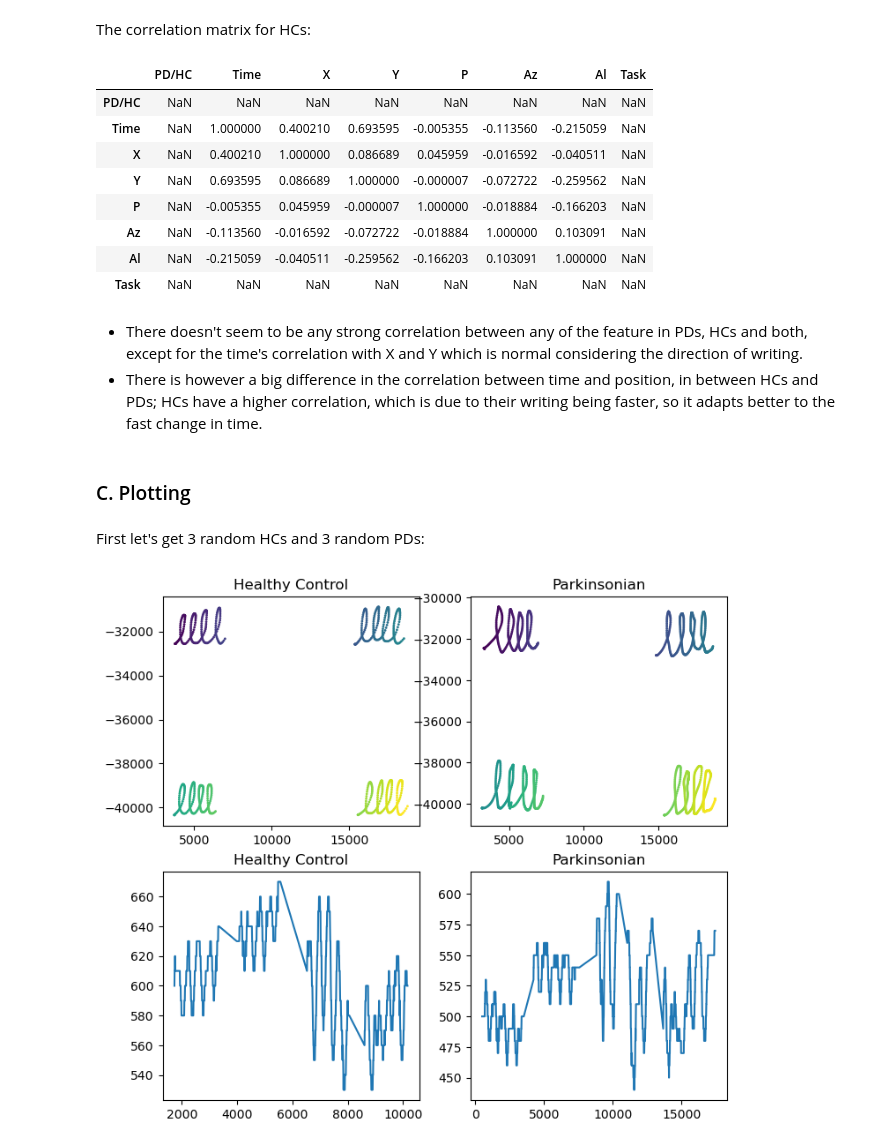
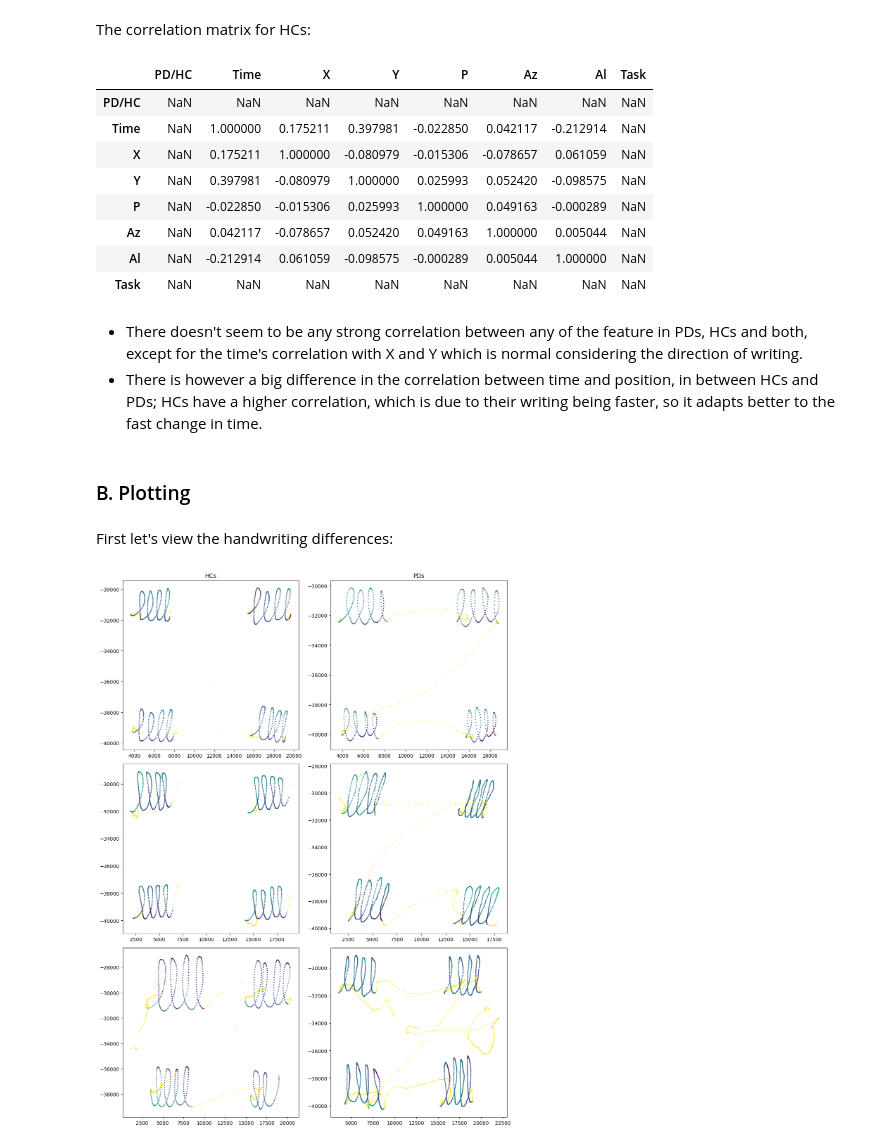
Before and after one commit to techguyseli/pd-classification, a Jupyter notebook: french_loops_pipeline.ipynb, the cells around one changed output. Drawn from its saved outputs; the diff is of its cells as text; code cells hidden in the pictures.

```diff
--- a/french_loops_pipeline.ipynb
+++ b/french_loops_pipeline.ipynb
@@ -79,8 +77,8 @@ df
 <p>Now let's compare some basic statistical measures between PDs and HCs.</p>
 <p>Starting with PDs:</p>
 # %%
-hcs = data_train[data_train['PD/HC']==1]
-hcs.describe()
+pds = data_train[data_train['PD/HC']==1]
+pds.describe()
 # %% [output]
 |  | PD/HC | Time | X | Y | P | Az | Al | Task |
 | count | 36537.0 | 36537.000000 | 36537.000000 | 36537.000000 | 36537.00000 | 36537.000000 | 36537.000000 | 36537.0 |
@@ -94,8 +92,8 @@ hcs.describe()
 # %% [markdown]
 Then HCs:
 # %%
-pds = data_train[data_train['PD/HC']==0]
-pds.describe()
+hcs = data_train[data_train['PD/HC']==0]
+hcs.describe()
 # %% [output]
 |  | PD/HC | Time | X | Y | P | Az | Al | Task |
 | count | 152512.0 | 152512.000000 | 152512.000000 | 152512.000000 | 152512.000000 | 152512.000000 | 152512.000000 | 152512.0 |
@@ -150,27 +146,27 @@ hcs.corr(numeric_only=True)
 # %% [output]
 |  | PD/HC | Time | X | Y | P | Az | Al | Task |
 | PD/HC | NaN | NaN | NaN | NaN | NaN | NaN | NaN | NaN |
-| Time | NaN | 1.000000 | 0.400210 | 0.693595 | -0.005355 | -0.113560 | -0.215059 | NaN |
-| X | NaN | 0.400210 | 1.000000 | 0.086689 | 0.045959 | -0.016592 | -0.040511 | NaN |
-| Y | NaN | 0.693595 | 0.086689 | 1.000000 | -0.000007 | -0.072722 | -0.259562 | NaN |
-| P | NaN | -0.005355 | 0.045959 | -0.000007 | 1.000000 | -0.018884 | -0.166203 | NaN |
-| Az | NaN | -0.113560 | -0.016592 | -0.072722 | -0.018884 | 1.000000 | 0.103091 | NaN |
-| Al | NaN | -0.215059 | -0.040511 | -0.259562 | -0.166203 | 0.103091 | 1.000000 | NaN |
+| Time | NaN | 1.000000 | 0.175211 | 0.397981 | -0.022850 | 0.042117 | -0.212914 | NaN |
+| X | NaN | 0.175211 | 1.000000 | -0.080979 | -0.015306 | -0.078657 | 0.061059 | NaN |
+| Y | NaN | 0.397981 | -0.080979 | 1.000000 | 0.025993 | 0.052420 | -0.098575 | NaN |
+| P | NaN | -0.022850 | -0.015306 | 0.025993 | 1.000000 | 0.049163 | -0.000289 | NaN |
+| Az | NaN | 0.042117 | -0.078657 | 0.052420 | 0.049163 | 1.000000 | 0.005044 | NaN |
+| Al | NaN | -0.212914 | 0.061059 | -0.098575 | -0.000289 | 0.005044 | 1.000000 | NaN |
 | Task | NaN | NaN | NaN | NaN | NaN | NaN | NaN | NaN |
 # %% [markdown]
 - There doesn't seem to be any strong correlation between any of the feature in PDs, HCs and both, except for the time's correlation with X and Y which is normal considering the direction of writing.
 - There is however a big difference in the correlation between time and position, in between HCs and PDs; HCs have a higher correlation, which is due to their writing being faster, so it adapts better to the fast change in time.
 # %% [markdown]
-### C. Plotting
+### B. Plotting
 # %% [markdown]
-First let's get 3 random HCs and 3 random PDs:
+First let's view the handwriting differences:
 # %%
 import numpy as np
 
-def rand_imgs():
+def rand_imgs(num):
     rand_hcs = []
     rand_pds = []
-    for i in range(3):
+    for i in range(num):
         rand_hcs.append(np.random.randint(0, len(hcs.index.unique())))
         rand_pds.append(np.random.randint(0, len(pds.index.unique())))
     hc_images = []
@@ -179,44 +175,34 @@ def rand_imgs():
         hc_images.append(hcs.loc[hcs.index.unique()[i]])
         pd_images.append(pds.loc[pds.index.unique()[j]])
     return hc_images, pd_images
-
-rand_hcs, rand_pds = rand_imgs()
 # %%
 import matplotlib.pyplot as plt
-import os
-os.environ['TF_CPP_MIN_LOG_LEVEL'] = '3'
-import tensorflow as tf
 
-
-hc_img = np.array(get_random_image(X, y, 0))
-pd_img = np.array(get_random_image(X, y, 1))
-
-
+rand_hcs, rand_pds = rand_imgs(3)
 
 plt.close()
-plt.figure(1)
 
-plt.subplot(2, 2, 1)
-plt.subplots_adjust(right=4)
-plt.title('Healthy Control')
-plt.scatter(hc_img[:,1], hc_img[:,2] * -1, c=hc_img[:,0] + 1, s=1)
+fig = plt.figure(figsize=(12, 16))
 
-plt.subplot(2, 2, 2)
-plt.subplots_adjust(left=4, right=5)
-plt.title('Parkinsonian')
-plt.scatter(pd_img[:,1], pd_img[:,2] * -1, c=pd_img[:,0] + 1, s=1)
+hc_plot1 = plt.subplot2grid((3, 2), (0, 0))
+hc_plot2 = plt.subplot2grid((3, 2), (1, 0))
+hc_plot3 = plt.subplot2grid((3, 2), (2, 0))
 
-i = 5
+pd_plot1 = plt.subplot2grid((3, 2), (0, 1))
+pd_plot2 = plt.subplot2grid((3, 2), (1, 1))
+pd_plot3 = plt.subplot2grid((3, 2), (2, 1))
 
-plt.subplot(2, 2, 3)
-plt.subplots_adjust(right=6, top=1.3)
-plt.title('Healthy Control')
-plt.plot(hc_img[:,0], hc_img[:,i])
+hc_plot1.set_title('HCs')
+hc_plot1.scatter(rand_hcs[0]['X'], rand_hcs[0]['Y'] *-1, c=rand_hcs[0]['P']*-1, s=1.2)
+hc_plot2.scatter(rand_hcs[1]['X'], rand_hcs[1]['Y'] *-1, c=rand_hcs[1]['P']*-1, s=1.2)
+hc_plot3.scatter(rand_hcs[2]['X'], rand_hcs[2]['Y'] *-1, c=rand_hcs[2]['P']*-1, s=1.2)
 
-plt.subplot(2, 2, 4)
-plt.subplots_adjust(left=4, right=5, top=1.3)
-plt.title('Parkinsonian')
-plt.plot(pd_img[:,0], pd_img[:,i])
+pd_plot1.set_title('PDs')
+pd_plot1.scatter(rand_pds[0]['X'], rand_pds[0]['Y'] *-1, c=rand_pds[0]['P']*-1, s=1.2)
+pd_plot2.scatter(rand_pds[1]['X'], rand_pds[1]['Y'] *-1, c=rand_pds[1]['P']*-1, s=1.2)
+pd_plot3.scatter(rand_pds[2]['X'], rand_pds[2]['Y'] *-1, c=rand_pds[2]['P']*-1, s=1.2)
+
+plt.tight_layout()
 plt.show()
 # %% [output]
-[figure, old version]
+[figure, new version]
```
Also changed, not shown: parts of 18 cells of this notebook, 8 other files.
